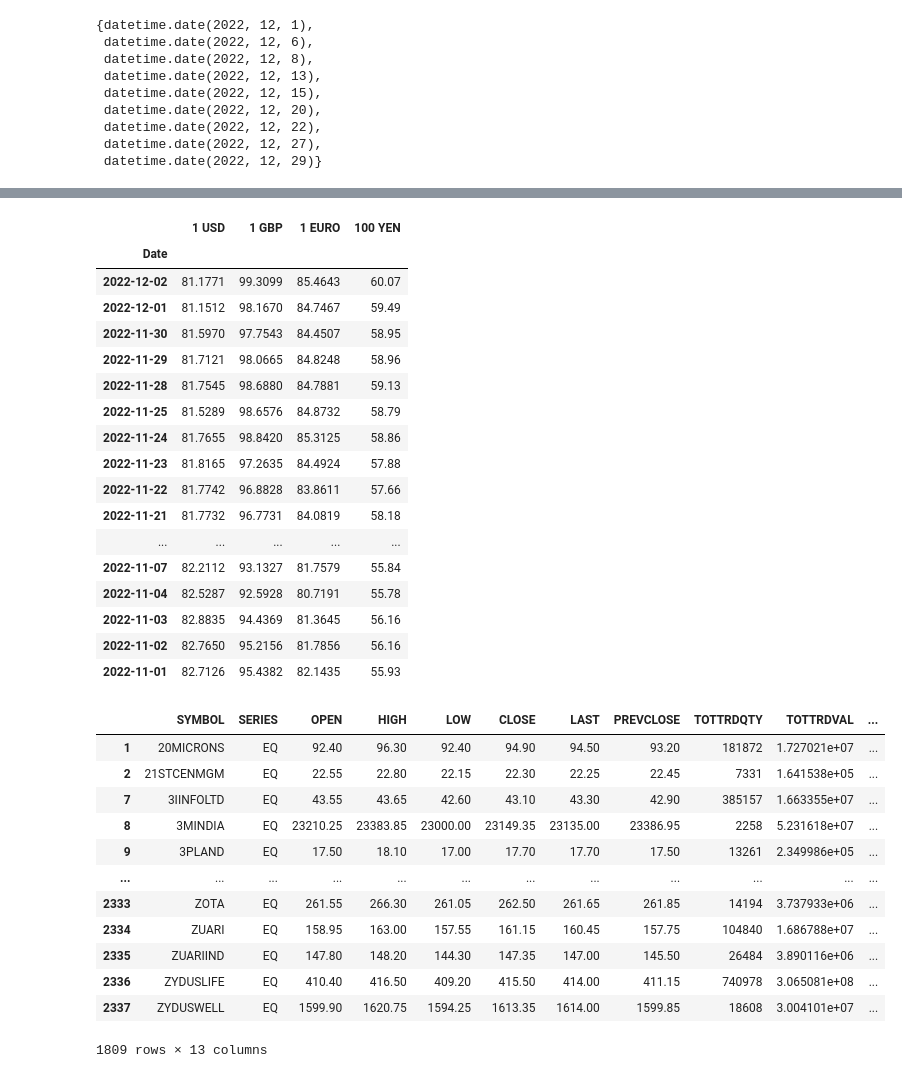
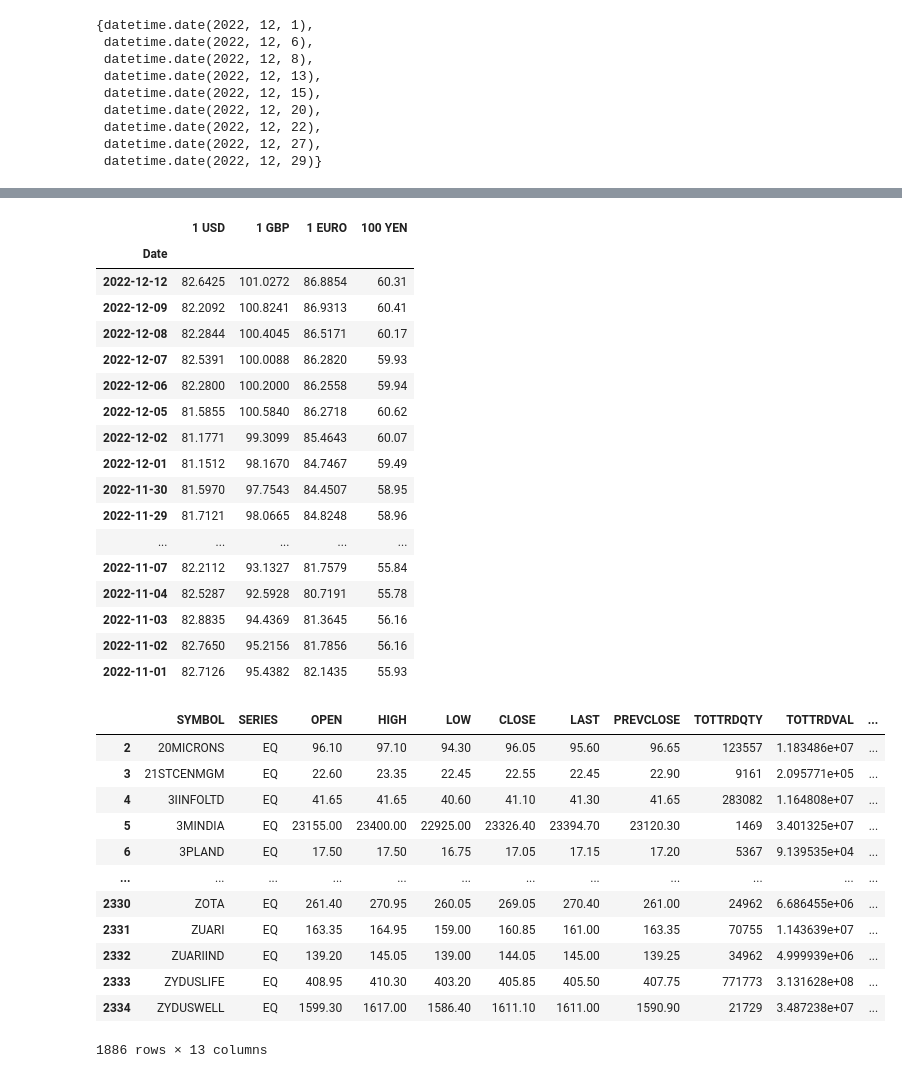
Before and after one commit to Pritam3355/Scripts, a Jupyter notebook: daily_historical.ipynb, the cells around one changed output, grey strips where cells are left out. Drawn from its saved outputs; the diff is of its cells as text; code cells hidden in the pictures.

```diff
--- a/daily_historical.ipynb
+++ b/daily_historical.ipynb
@@ -238,19 +318,20 @@ nifty_pe_ratio
 # %%
-rbi_ref = get_rbi_ref_history(date(2022,11,1), date(2022,12,2))
+# get forex data - US Dollar, British Pound , Euro and Japanese Yen are permitted trading pairs in India
+rbi_ref = get_rbi_ref_history(date(2022,11,1), date(2022,12,12))
 rbi_ref
 # %% [output]
 |  | 1 USD | 1 GBP | 1 EURO | 100 YEN |
 | Date |  |  |  |  |
+| 2022-12-12 | 82.6425 | 101.0272 | 86.8854 | 60.31 |
+| 2022-12-09 | 82.2092 | 100.8241 | 86.9313 | 60.41 |
+| 2022-12-08 | 82.2844 | 100.4045 | 86.5171 | 60.17 |
+| 2022-12-07 | 82.5391 | 100.0088 | 86.2820 | 59.93 |
+| 2022-12-06 | 82.2800 | 100.2000 | 86.2558 | 59.94 |
+| 2022-12-05 | 81.5855 | 100.5840 | 86.2718 | 60.62 |
 | 2022-12-02 | 81.1771 | 99.3099 | 85.4643 | 60.07 |
 | 2022-12-01 | 81.1512 | 98.1670 | 84.7467 | 59.49 |
 | 2022-11-30 | 81.5970 | 97.7543 | 84.4507 | 58.95 |
 | 2022-11-29 | 81.7121 | 98.0665 | 84.8248 | 58.96 |
-| 2022-11-28 | 81.7545 | 98.6880 | 84.7881 | 59.13 |
-| 2022-11-25 | 81.5289 | 98.6576 | 84.8732 | 58.79 |
-| 2022-11-24 | 81.7655 | 98.8420 | 85.3125 | 58.86 |
-| 2022-11-23 | 81.8165 | 97.2635 | 84.4924 | 57.88 |
-| 2022-11-22 | 81.7742 | 96.8828 | 83.8611 | 57.66 |
-| 2022-11-21 | 81.7732 | 96.7731 | 84.0819 | 58.18 |
 | ... | ... | ... | ... | ... |
 | 2022-11-07 | 82.2112 | 93.1327 | 81.7579 | 55.84 |
 | 2022-11-04 | 82.5287 | 92.5928 | 80.7191 | 55.78 |
@@ -258,19 +339,21 @@ rbi_ref
 | 2022-11-02 | 82.7650 | 95.2156 | 81.7856 | 56.16 |
 | 2022-11-01 | 82.7126 | 95.4382 | 82.1435 | 55.93 |
 # %%
-prices = get_price_list(dt=date(2022,12,2))
-prices
+# OHLC price for all traded stocks in a particular day
+
+ohlc_prices = get_price_list(dt=date(2022,12,12))
+ohlc_prices
 # %% [output]
 |  | SYMBOL | SERIES | OPEN | HIGH | LOW | CLOSE | LAST | PREVCLOSE | TOTTRDQTY | TOTTRDVAL | ... |
-| 1 | 20MICRONS | EQ | 92.40 | 96.30 | 92.40 | 94.90 | 94.50 | 93.20 | 181872 | 1.727021e+07 | ... |
-| 2 | 21STCENMGM | EQ | 22.55 | 22.80 | 22.15 | 22.30 | 22.25 | 22.45 | 7331 | 1.641538e+05 | ... |
-| 7 | 3IINFOLTD | EQ | 43.55 | 43.65 | 42.60 | 43.10 | 43.30 | 42.90 | 385157 | 1.663355e+07 | ... |
-| 8 | 3MINDIA | EQ | 23210.25 | 23383.85 | 23000.00 | 23149.35 | 23135.00 | 23386.95 | 2258 | 5.231618e+07 | ... |
-| 9 | 3PLAND | EQ | 17.50 | 18.10 | 17.00 | 17.70 | 17.70 | 17.50 | 13261 | 2.349986e+05 | ... |
+| 2 | 20MICRONS | EQ | 96.10 | 97.10 | 94.30 | 96.05 | 95.60 | 96.65 | 123557 | 1.183486e+07 | ... |
+| 3 | 21STCENMGM | EQ | 22.60 | 23.35 | 22.45 | 22.55 | 22.45 | 22.90 | 9161 | 2.095771e+05 | ... |
+| 4 | 3IINFOLTD | EQ | 41.65 | 41.65 | 40.60 | 41.10 | 41.30 | 41.65 | 283082 | 1.164808e+07 | ... |
+| 5 | 3MINDIA | EQ | 23155.00 | 23400.00 | 22925.00 | 23326.40 | 23394.70 | 23120.30 | 1469 | 3.401325e+07 | ... |
+| 6 | 3PLAND | EQ | 17.50 | 17.50 | 16.75 | 17.05 | 17.15 | 17.20 | 5367 | 9.139535e+04 | ... |
 | ... | ... | ... | ... | ... | ... | ... | ... | ... | ... | ... | ... |
-| 2333 | ZOTA | EQ | 261.55 | 266.30 | 261.05 | 262.50 | 261.65 | 261.85 | 14194 | 3.737933e+06 | ... |
-| 2334 | ZUARI | EQ | 158.95 | 163.00 | 157.55 | 161.15 | 160.45 | 157.75 | 104840 | 1.686788e+07 | ... |
-| 2335 | ZUARIIND | EQ | 147.80 | 148.20 | 144.30 | 147.35 | 147.00 | 145.50 | 26484 | 3.890116e+06 | ... |
-| 2336 | ZYDUSLIFE | EQ | 410.40 | 416.50 | 409.20 | 415.50 | 414.00 | 411.15 | 740978 | 3.065081e+08 | ... |
-| 2337 | ZYDUSWELL | EQ | 1599.90 | 1620.75 | 1594.25 | 1613.35 | 1614.00 | 1599.85 | 18608 | 3.004101e+07 | ... |
+| 2330 | ZOTA | EQ | 261.40 | 270.95 | 260.05 | 269.05 | 270.40 | 261.00 | 24962 | 6.686455e+06 | ... |
+| 2331 | ZUARI | EQ | 163.35 | 164.95 | 159.00 | 160.85 | 161.00 | 163.35 | 70755 | 1.143639e+07 | ... |
+| 2332 | ZUARIIND | EQ | 139.20 | 145.05 | 139.00 | 144.05 | 145.00 | 139.25 | 34962 | 4.999939e+06 | ... |
+| 2333 | ZYDUSLIFE | EQ | 408.95 | 410.30 | 403.20 | 405.85 | 405.50 | 407.75 | 771773 | 3.131628e+08 | ... |
+| 2334 | ZYDUSWELL | EQ | 1599.30 | 1617.00 | 1586.40 | 1611.10 | 1611.00 | 1590.90 | 21729 | 3.487238e+07 | ... |
-1809 rows × 13 columns
+1886 rows × 13 columns
```
Also changed, not shown: parts of 14 cells of this notebook.
